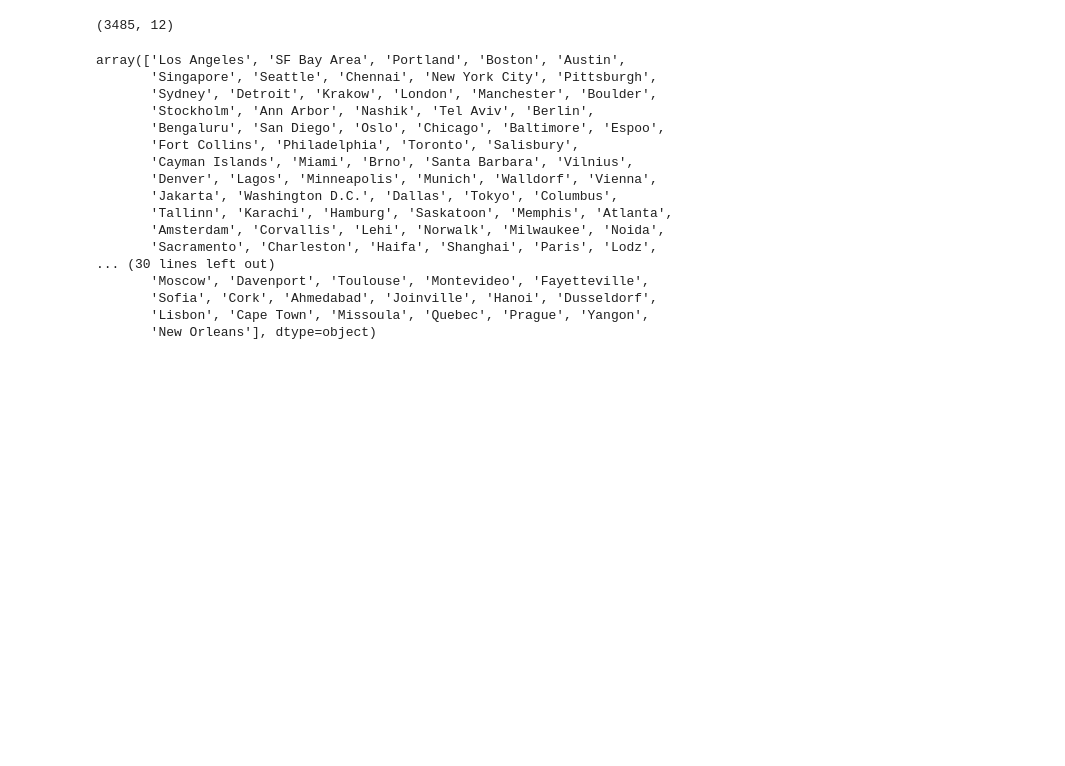
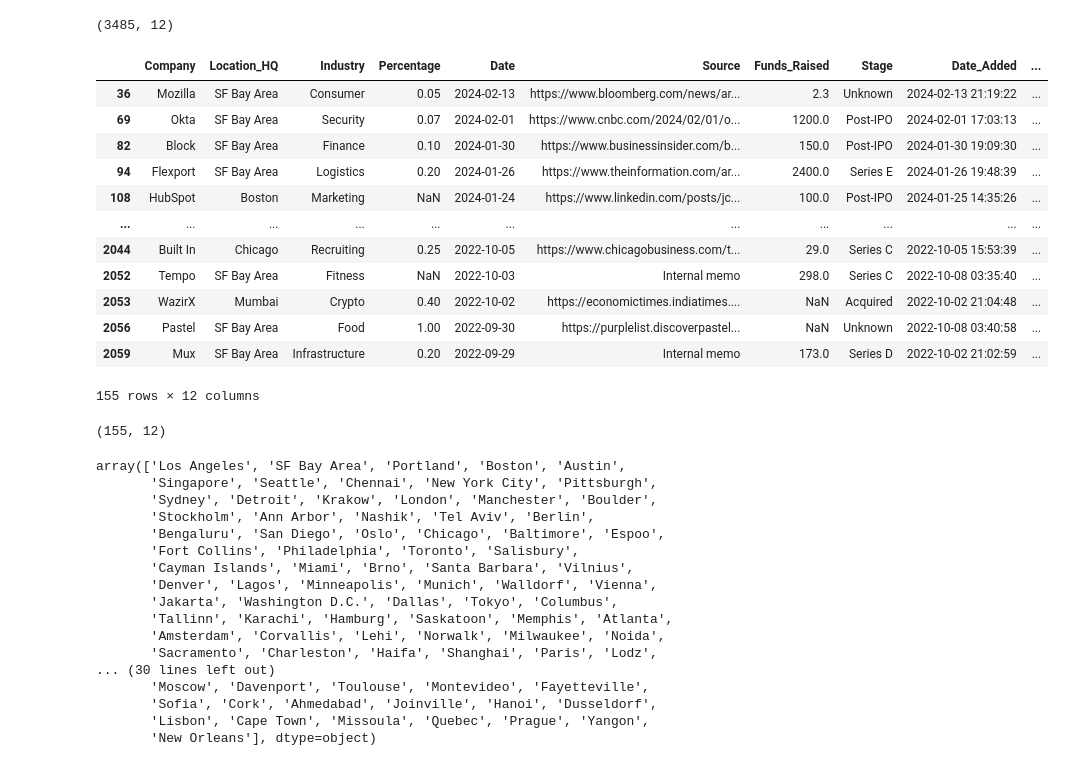
Before and after one commit to ShrustigaSR/LayoffsDashboard, a Jupyter notebook: Layoffs2024-Preprocessing.ipynb, the cells around one changed output. Cells and saved outputs as stored; diff of their text form; code cells hidden in the pictures; blank space fills up the shorter version.

```diff
--- a/Layoffs2024-Preprocessing.ipynb
+++ b/Layoffs2024-Preprocessing.ipynb
@@ -39,6 +39,26 @@ data.shape
 # %%
 #Companies and the associated data whose list of employees that are laidoff are provided
 known_data = data[data["List_of_Employees_Laid_Off"]!="Unknown"]
+# %%
+known_data
+# %% [output]
+|  | Company | Location_HQ | Industry | Percentage | Date | Source | Funds_Raised | Stage | Date_Added | ... |
+| 36 | Mozilla | SF Bay Area | Consumer | 0.05 | 2024-02-13 | https://www.bloomberg.com/news/ar... | 2.3 | Unknown | 2024-02-13 21:19:22 | ... |
+| 69 | Okta | SF Bay Area | Security | 0.07 | 2024-02-01 | https://www.cnbc.com/2024/02/01/o... | 1200.0 | Post-IPO | 2024-02-01 17:03:13 | ... |
+| 82 | Block | SF Bay Area | Finance | 0.10 | 2024-01-30 | https://www.businessinsider.com/b... | 150.0 | Post-IPO | 2024-01-30 19:09:30 | ... |
+| 94 | Flexport | SF Bay Area | Logistics | 0.20 | 2024-01-26 | https://www.theinformation.com/ar... | 2400.0 | Series E | 2024-01-26 19:48:39 | ... |
+| 108 | HubSpot | Boston | Marketing | NaN | 2024-01-24 | https://www.linkedin.com/posts/jc... | 100.0 | Post-IPO | 2024-01-25 14:35:26 | ... |
+| ... | ... | ... | ... | ... | ... | ... | ... | ... | ... | ... |
+| 2044 | Built In | Chicago | Recruiting | 0.25 | 2022-10-05 | https://www.chicagobusiness.com/t... | 29.0 | Series C | 2022-10-05 15:53:39 | ... |
+| 2052 | Tempo | SF Bay Area | Fitness | NaN | 2022-10-03 | Internal memo | 298.0 | Series C | 2022-10-08 03:35:40 | ... |
+| 2053 | WazirX | Mumbai | Crypto | 0.40 | 2022-10-02 | https://economictimes.indiatimes.... | NaN | Acquired | 2022-10-02 21:04:48 | ... |
+| 2056 | Pastel | SF Bay Area | Food | 1.00 | 2022-09-30 | https://purplelist.discoverpastel... | NaN | Unknown | 2022-10-08 03:40:58 | ... |
+| 2059 | Mux | SF Bay Area | Infrastructure | 0.20 | 2022-09-29 | Internal memo | 173.0 | Series D | 2022-10-02 21:02:59 | ... |
+155 rows × 12 columns
+# %%
+known_data.shape
+# %% [output]
+(155, 12)
 # %%
 #Based on Location
 data["Location_HQ"].unique()
```
Also changed, not shown: parts of 42 cells of this notebook.
